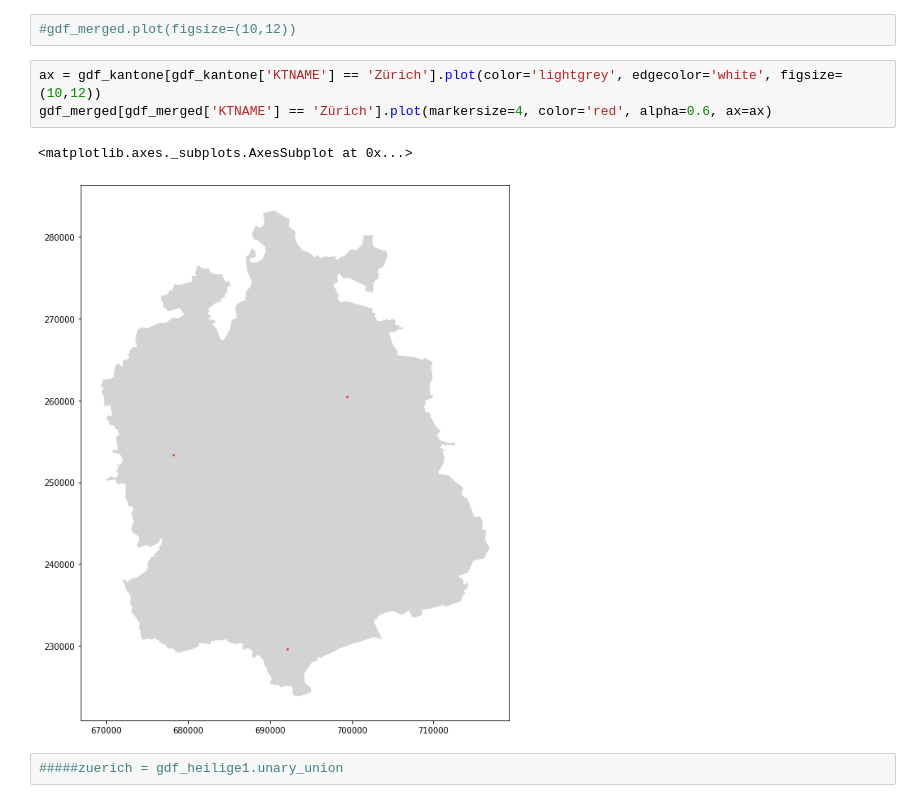
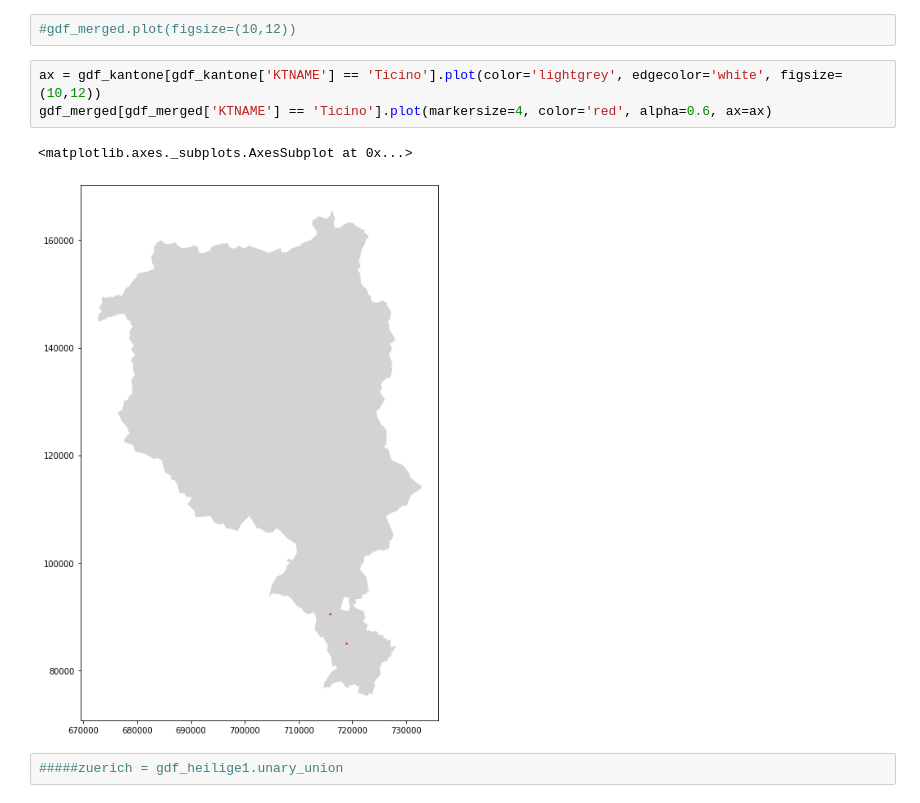
Before and after one commit to katrinnidzwetzki/cas-ddj-abschlussarbeit, a Jupyter notebook: 04_ortsnamen_heiligennamen.ipynb, the cells around one changed output. Drawn from its saved outputs; the diff is of its cells as text.

```diff
--- a/04_ortsnamen_heiligennamen.ipynb
+++ b/04_ortsnamen_heiligennamen.ipynb
@@ -256,11 +280,11 @@ Index(['UUID', 'OBJEKTART', 'OBJEKTKLAS', 'HOEHE', 'GEBAEUDENU', 'NAME_UUID',
 # %%
 #gdf_merged.plot(figsize=(10,12))
 # %%
-ax = gdf_kantone[gdf_kantone['KTNAME'] == 'Zürich'].plot(color='lightgrey', edgecolor='white', figsize=(10,12))
-gdf_merged[gdf_merged['KTNAME'] == 'Zürich'].plot(markersize=4, color='red', alpha=0.6, ax=ax)
+ax = gdf_kantone[gdf_kantone['KTNAME'] == 'Ticino'].plot(color='lightgrey', edgecolor='white', figsize=(10,12))
+gdf_merged[gdf_merged['KTNAME'] == 'Ticino'].plot(markersize=4, color='red', alpha=0.6, ax=ax)
 # %% [output]
 <matplotlib.axes._subplots.AxesSubplot at 0x...>
-[figure, old version]
+[figure, new version]
 # %%
 #####zuerich = gdf_heilige1.unary_union
 # %%
```
Also changed, not shown: parts of 9 cells of this notebook.
